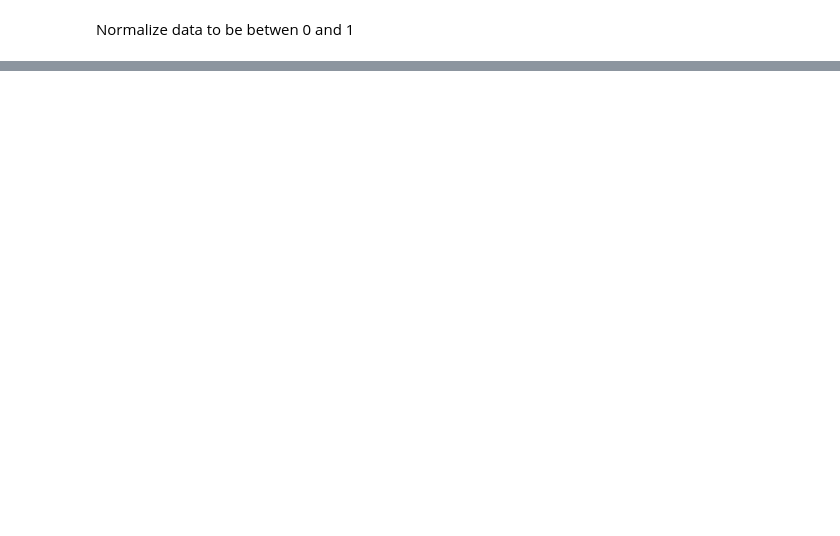
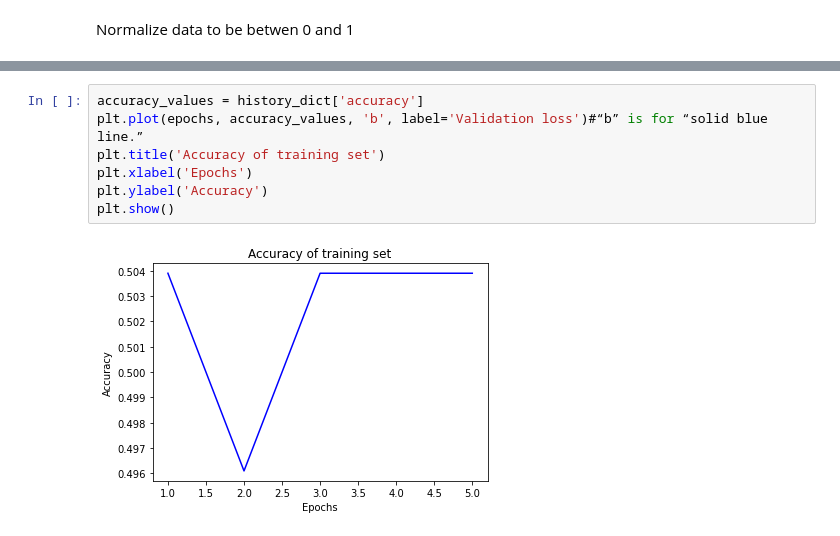
Before and after one commit to Gab2697/Human-Activity-Recognition, a Jupyter notebook: Baseline_CNN.ipynb, the cells around one changed output, grey strips where cells are left out. Drawn from its saved outputs; the diff is of its cells as text; blank space fills up the shorter version.

```diff
--- a/Baseline_CNN.ipynb
+++ b/Baseline_CNN.ipynb
@@ -339,0 +378,9 @@ test_acc
+# %%
+accuracy_values = history_dict['accuracy']
+plt.plot(epochs, accuracy_values, 'b', label='Validation loss')#“b” is for “solid blue line.”
+plt.title('Accuracy of training set')
+plt.xlabel('Epochs')
+plt.ylabel('Accuracy')
+plt.show()
+# %% [output]
+[figure, added]
```
Also changed, not shown: parts of 19 cells of this notebook.
